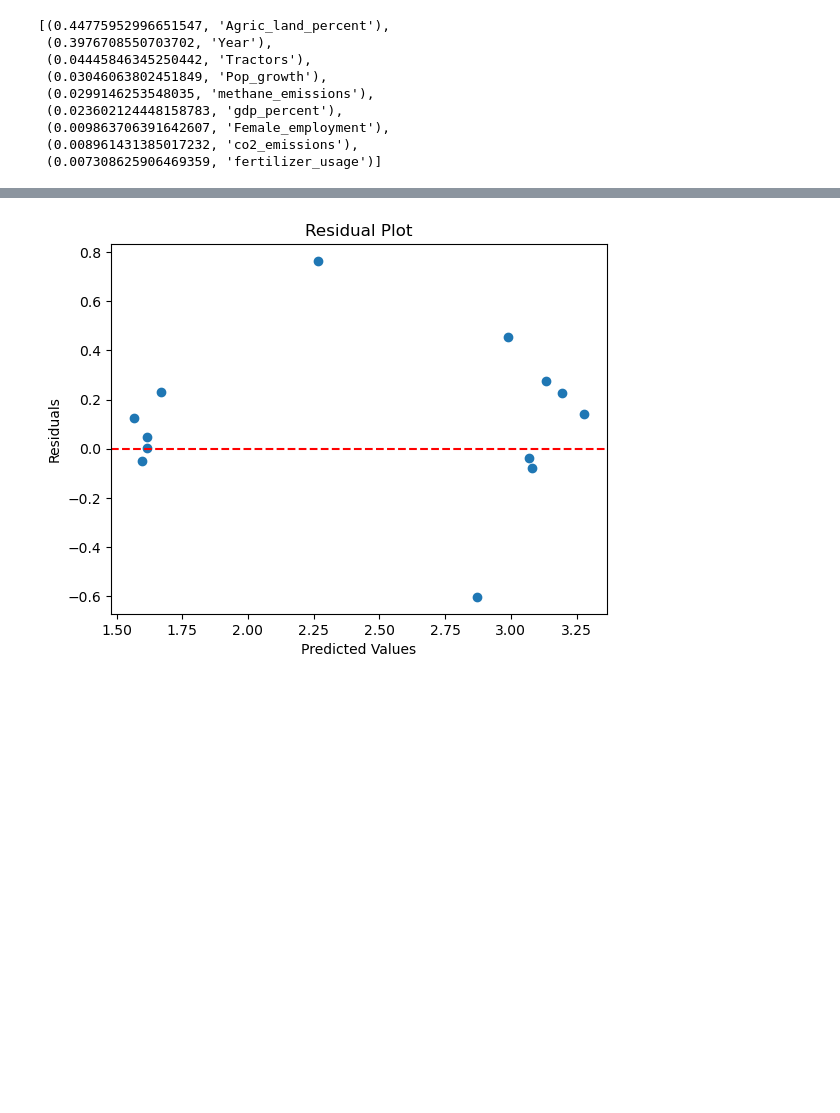
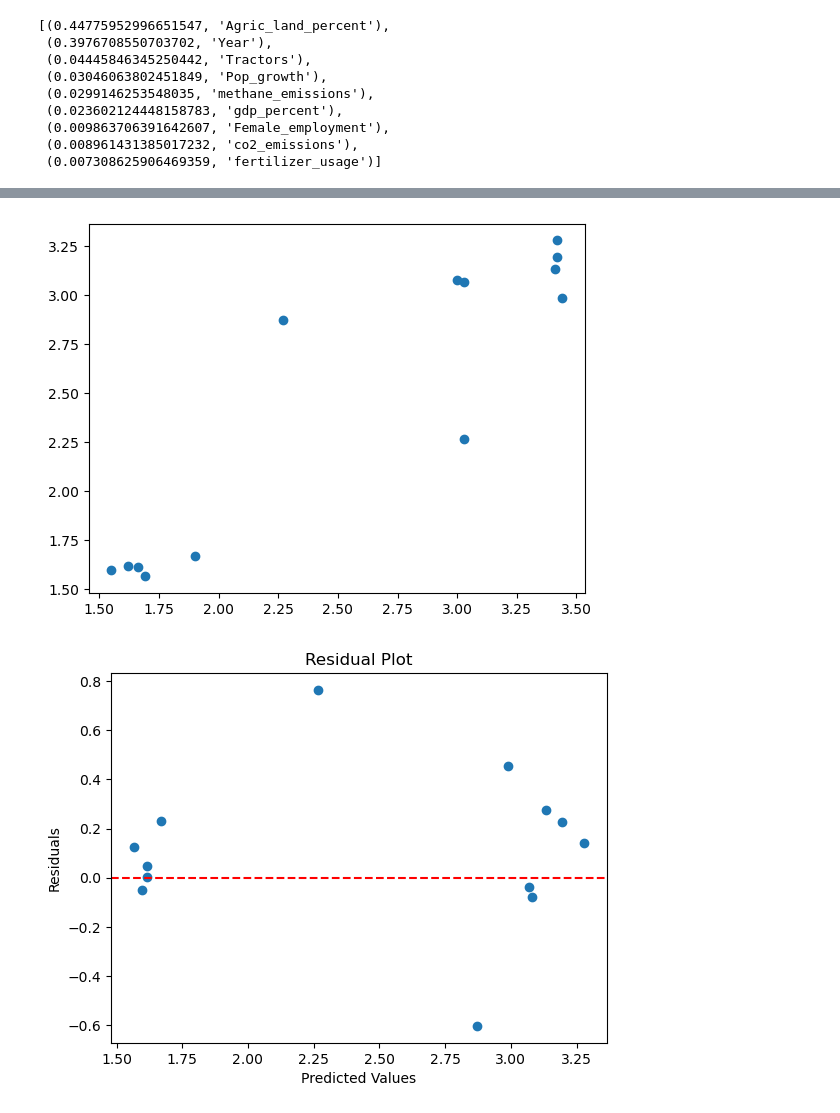
Before and after one commit to Kolasql/NigeriaAgricYield, a Jupyter notebook: Agricultural Yield Project.ipynb, the cells around one changed output, grey strips where cells are left out. Saved outputs shown, nothing was run; the diff lists cells and outputs as text; code cells hidden in the pictures; blank space fills up the shorter version.

```diff
--- a/Agricultural Yield Project.ipynb
+++ b/Agricultural Yield Project.ipynb
@@ -157,3 +176,8 @@ MSE: 0.11496540942307752, R²: 0.8033442628024094
+# %%
+plt.scatter(y_test, y_rf_pred)
+plt.show()
+# %% [output]
+[figure, added]
 # %%
 # checking the residual for the random forest model
 import matplotlib.pyplot as plt
```
Also changed, not shown: parts of 15 cells of this notebook, 6 other files.
